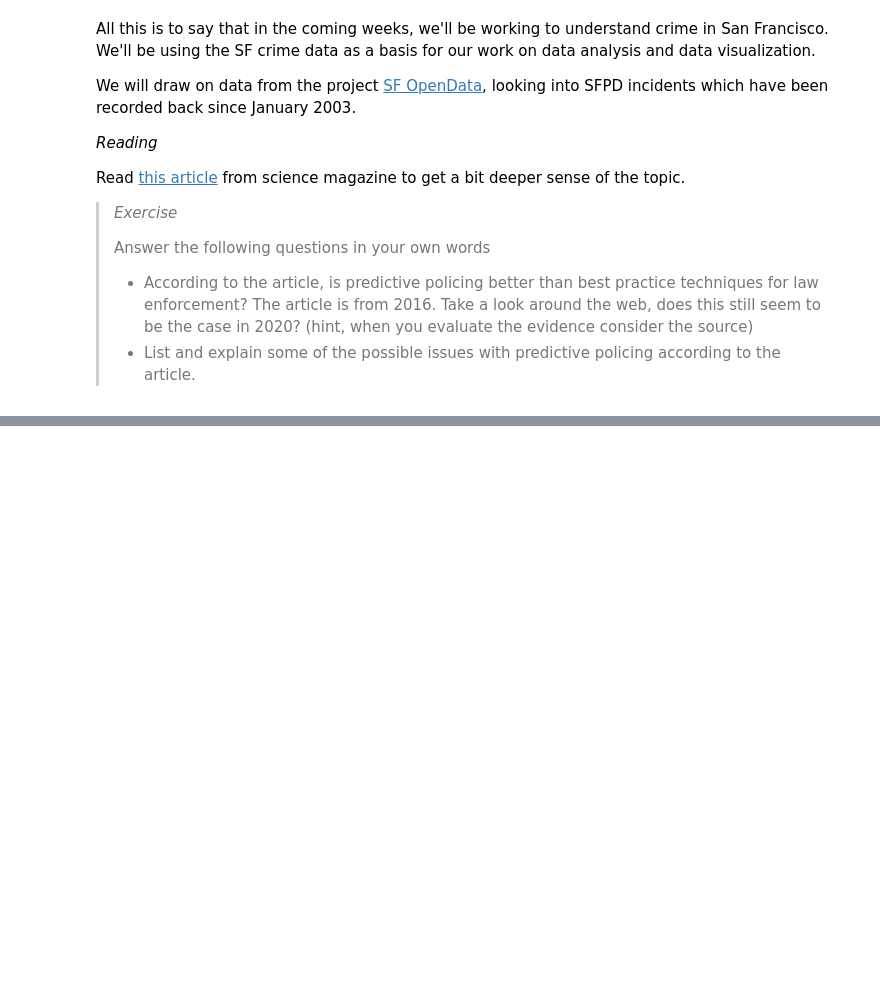
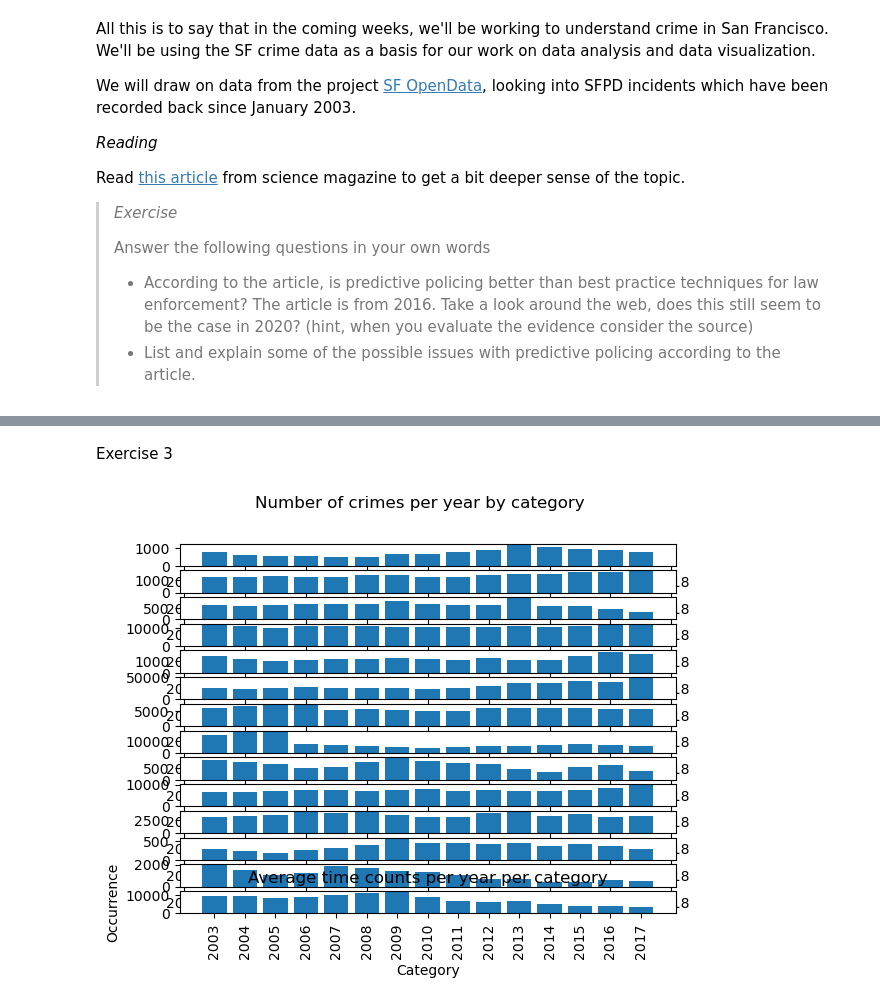
Before and after one commit to suneman/socialdata2023, a Jupyter notebook: lectures/Week1.ipynb, the cells around one changed output, grey strips where cells are left out. Drawn from its saved outputs; the diff is of its cells as text; code cells hidden in the pictures; blank space fills up the shorter version.

```diff
--- a/lectures/Week1.ipynb
+++ b/lectures/Week1.ipynb
@@ -102,0 +189,14 @@ You've made it! You have successfully completed Lecture 1. If you didn't get eno
+# %% [markdown]
+Exercise 3
+# %%
+fig, axs = plt.subplots(14)
+fig.suptitle('Number of crimes per year by category')
+
+for idx, crime in enumerate(focuscrimes):
+    axs[idx].bar(range(2003,2018), cat_counts_py[crime][:-1])
+    plt.title('Average time counts per year per category')
+    plt.xlabel('Category')
+    plt.ylabel('Occurrence')
+    plt.xticks(range(2003,2018), rotation=90);
+# %% [output]
+[figure, added]
```
Also changed, not shown: parts of 10 cells of this notebook, 1 other file.
